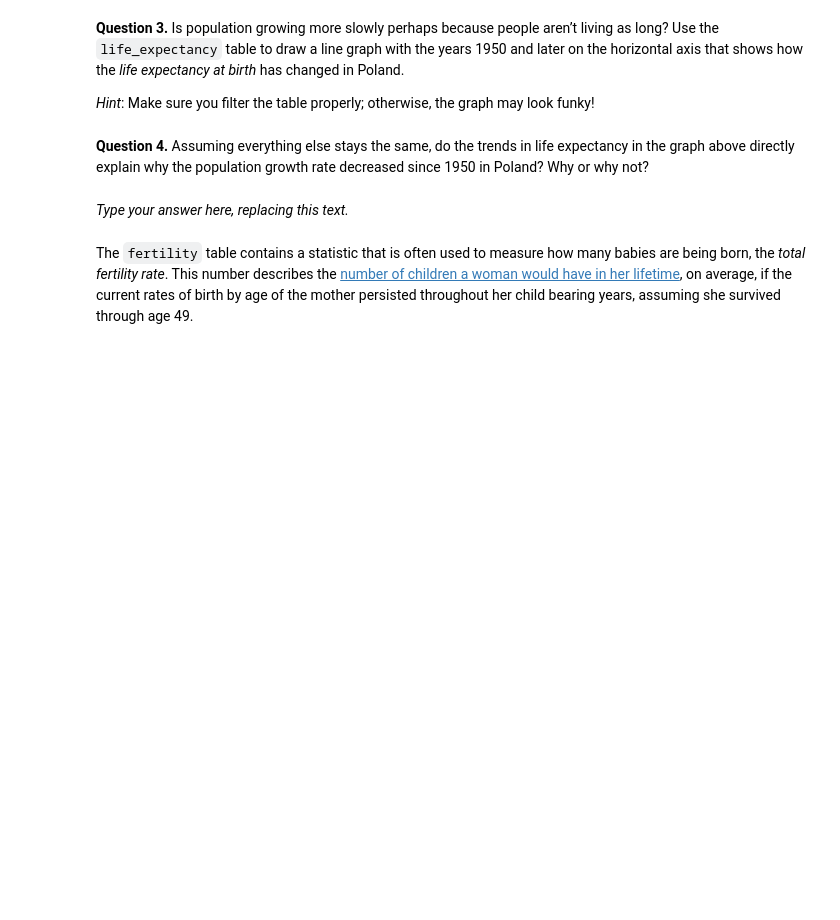
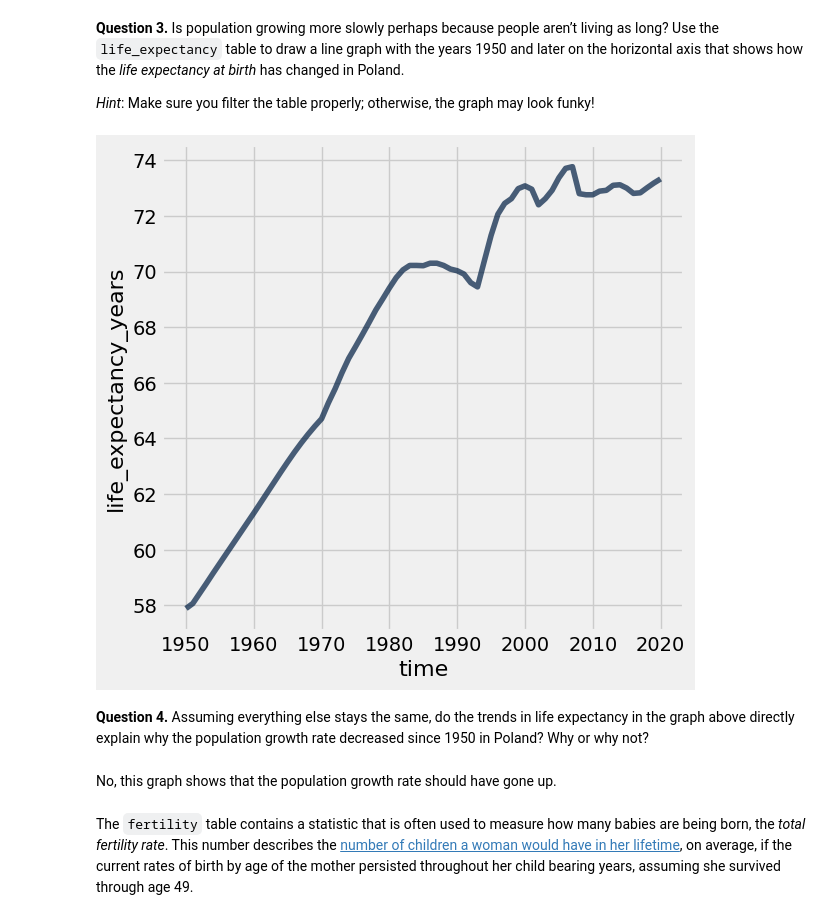
Before and after one commit to bencump/Intro_DataAnalytics, a Jupyter notebook: project1/project1.ipynb, the cells around one changed output. Saved outputs shown, nothing was run; the diff lists cells and outputs as text; code cells hidden in the pictures; blank space fills up the shorter version.

```diff
--- a/project1/project1.ipynb
+++ b/project1/project1.ipynb
@@ -196,11 +211,17 @@ _Hint_: Make sure you filter the table properly; otherwise, the graph may look f
+# %%
+# Fill in code here
+life = life_expectancy.where("time", are.above_or_equal_to(1950)).where("geo", are.equal_to("geo")).drop("geo")
+life.plot("time")
+# %% [output]
+[figure, added]
 # %% [markdown]
 <!-- END QUESTION -->
 
 <!-- BEGIN QUESTION -->
 
 **Question 4.** Assuming everything else stays the same, do the trends in life expectancy in the graph above directly explain why the population growth rate decreased since 1950 in Poland? Why or why not?
-# %% [markdown]
-_Type your answer here, replacing this text._
+# %% [markdown]
+No, this graph shows that the population growth rate should have gone up.
 # %% [markdown]
 <!-- END QUESTION -->
 
```
Also changed, not shown: parts of 22 cells of this notebook, 1 other file.
